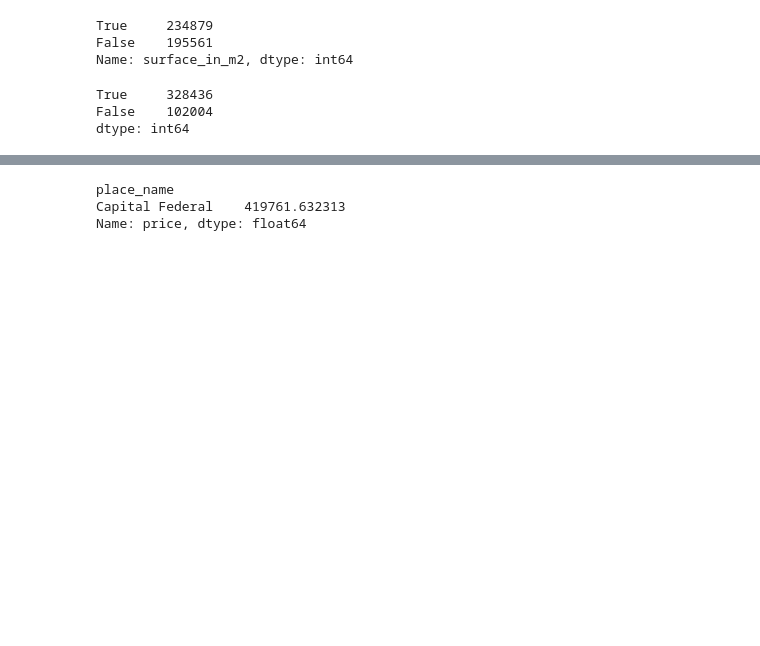
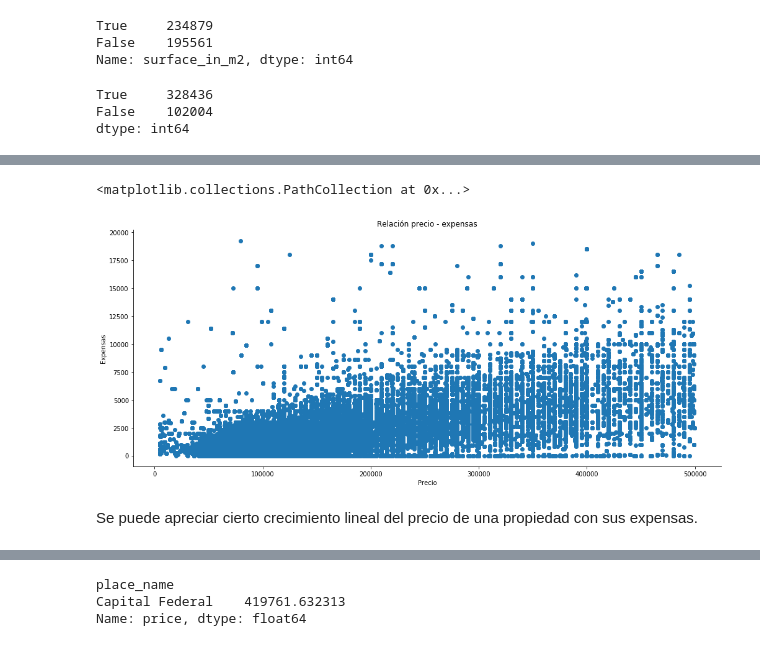
Before and after one commit to lucaslavandeira/7506-tp, a Jupyter notebook: analisis_exploratorio.ipynb, the cells around one changed output, grey strips where cells are left out. Saved outputs shown, nothing was run; the diff lists cells and outputs as text; code cells hidden in the pictures; blank space fills up the shorter version.

```diff
--- a/analisis_exploratorio.ipynb
+++ b/analisis_exploratorio.ipynb
@@ -493,3 +544,20 @@ df
+# %%
+expenses_defined = expenses_defined[expenses_defined.expenses < 20000]
+x = expenses_defined.price_aprox_usd
+y = expenses_defined.expenses
+
+fig, ax = plt.subplots(figsize=(17, 7))
+ax.spines['top'].set_visible(False)
+ax.spines['right'].set_visible(False)
+ax.set_title(u'Relación precio - expensas')
+ax.set_ylabel(u'Expensas')
+ax.set_xlabel('Precio')
+ax.scatter(x,y)
+# %% [output]
+<matplotlib.collections.PathCollection at 0x...>
+[figure, added]
+# %% [markdown]
+Se puede apreciar cierto crecimiento lineal del precio de una propiedad con sus expensas.
 # %%
 geometry = [Point(x,y) for x,y in zip(df_deptos_caros_capital['lon'], df_deptos_caros_capital['lat'])]
 
```
Also changed, not shown: parts of 21 cells of this notebook.
